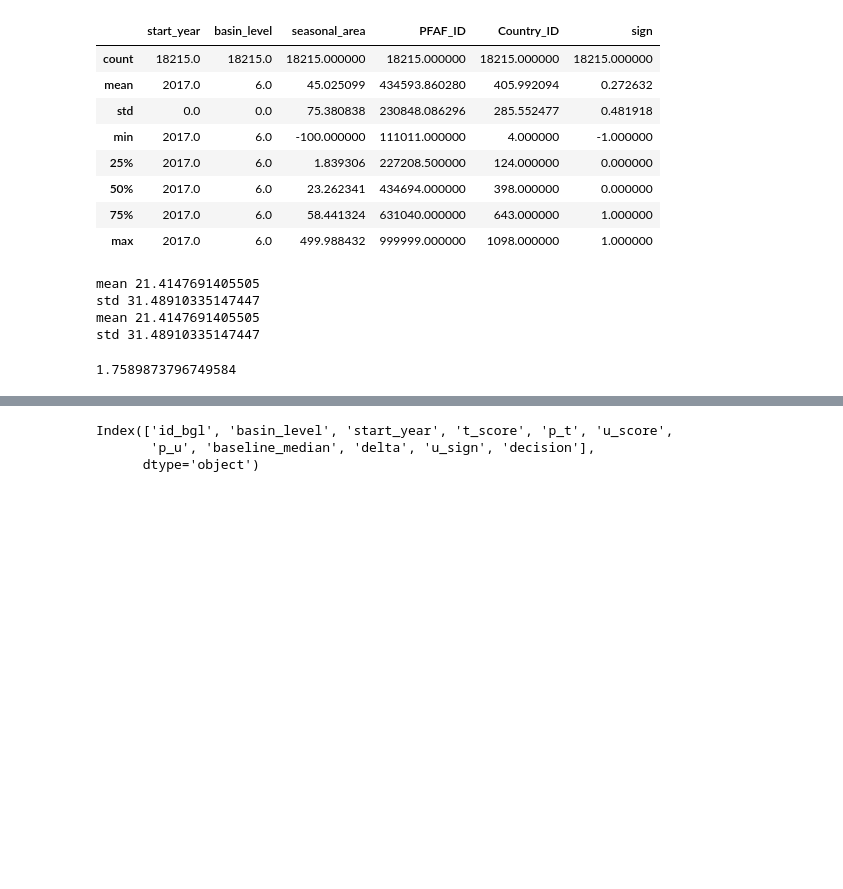
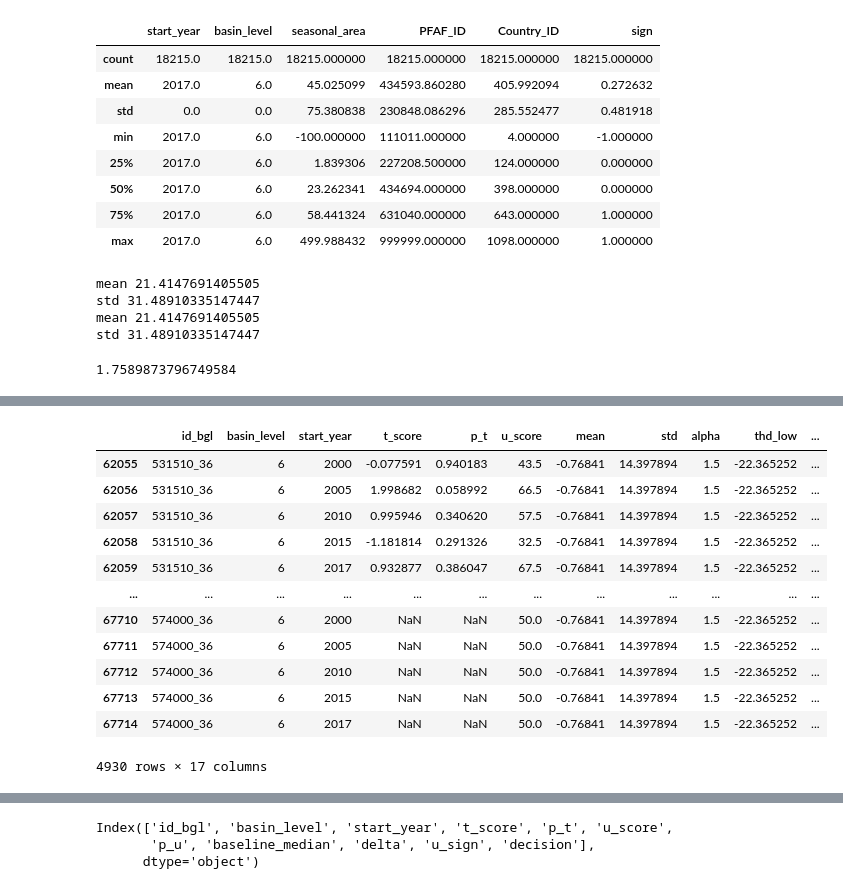
Before and after one commit to puzhao8/SDG661-Fresh-Water, a Jupyter notebook: testbed_V1.ipynb, the cells around one changed output, grey strips where cells are left out. Cells and saved outputs as stored; diff of their text form; code cells hidden in the pictures; blank space fills up the shorter version.

```diff
--- a/testbed_V1.ipynb
+++ b/testbed_V1.ipynb
@@ -202,18 +202,17 @@ def get_delta_thresholds(basin_level, folder, area, alpha):
 
 
 p_thd = 0.025
-
-input_dir = Path("outputs_utest")
+input_dir = Path("outputs_utest_V1")
 for folder in os.listdir(input_dir):
 
     if 'Permanent_water' == folder: alpha = 1.5
     if 'Reservoirs' == folder: alpha = 1.0
 
     for area in os.listdir(input_dir / folder):
-        save_dir = Path("outputs_utest") / folder / area
+        save_dir = Path("outputs_utest_V1_decision") / folder / area
         save_dir.mkdir(exist_ok=True, parents=True)
 
-        for basin_level in [0, 3, 4, 5, 6, 7, 8]:
+        for basin_level in [6]:
             print()
             print(f"{folder}/{area}/basin_level: {basin_level}/alpha: {alpha}/p_thd: {p_thd}")
 
@@ -268,0 +288,17 @@ KeyError: "['mean', 'std', 'thd_low', 'thd_high', 'alpha', 'p_thd'] not in index
+# %%
+country = df.groupby(by='ADMO_CODE').get_group('36')
+country
+# %% [output]
+|  | id_bgl | basin_level | start_year | t_score | p_t | u_score | mean | std | alpha | thd_low | ... |
+| 62055 | 531510_36 | 6 | 2000 | -0.077591 | 0.940183 | 43.5 | -0.76841 | 14.397894 | 1.5 | -22.365252 | ... |
+| 62056 | 531510_36 | 6 | 2005 | 1.998682 | 0.058992 | 66.5 | -0.76841 | 14.397894 | 1.5 | -22.365252 | ... |
+| 62057 | 531510_36 | 6 | 2010 | 0.995946 | 0.340620 | 57.5 | -0.76841 | 14.397894 | 1.5 | -22.365252 | ... |
+| 62058 | 531510_36 | 6 | 2015 | -1.181814 | 0.291326 | 32.5 | -0.76841 | 14.397894 | 1.5 | -22.365252 | ... |
+| 62059 | 531510_36 | 6 | 2017 | 0.932877 | 0.386047 | 67.5 | -0.76841 | 14.397894 | 1.5 | -22.365252 | ... |
+| ... | ... | ... | ... | ... | ... | ... | ... | ... | ... | ... | ... |
+| 67710 | 574000_36 | 6 | 2000 | NaN | NaN | 50.0 | -0.76841 | 14.397894 | 1.5 | -22.365252 | ... |
+| 67711 | 574000_36 | 6 | 2005 | NaN | NaN | 50.0 | -0.76841 | 14.397894 | 1.5 | -22.365252 | ... |
+| 67712 | 574000_36 | 6 | 2010 | NaN | NaN | 50.0 | -0.76841 | 14.397894 | 1.5 | -22.365252 | ... |
+| 67713 | 574000_36 | 6 | 2015 | NaN | NaN | 50.0 | -0.76841 | 14.397894 | 1.5 | -22.365252 | ... |
+| 67714 | 574000_36 | 6 | 2017 | NaN | NaN | 50.0 | -0.76841 | 14.397894 | 1.5 | -22.365252 | ... |
+4930 rows × 17 columns
```
Also changed, not shown: parts of 13 cells of this notebook, 2 other files.
